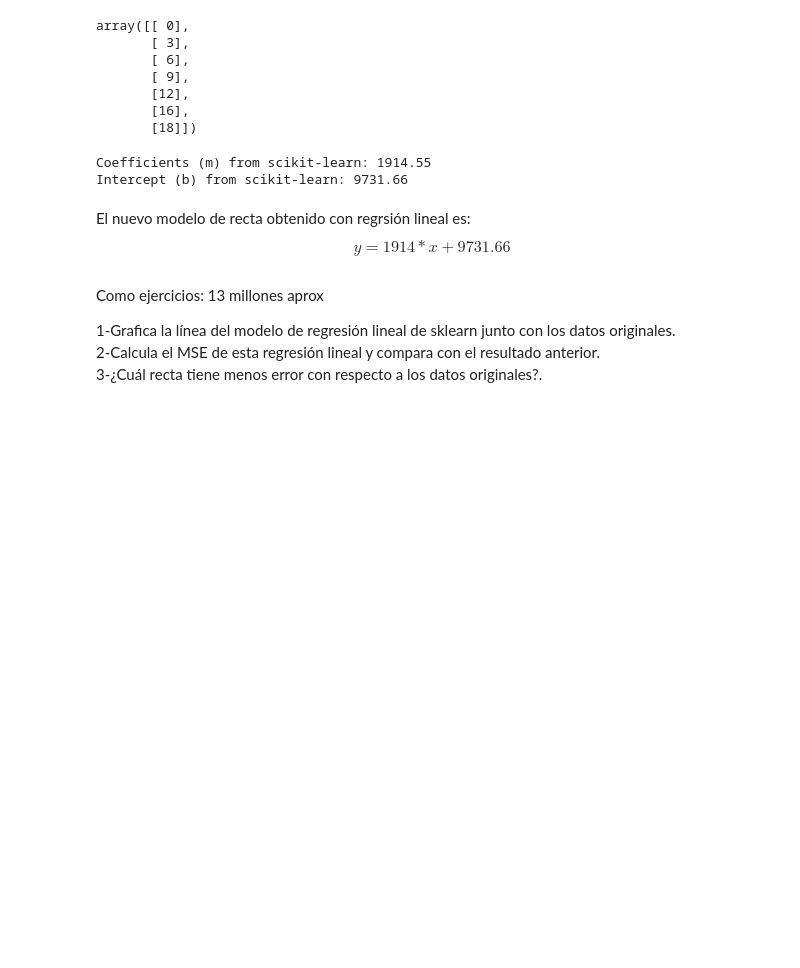
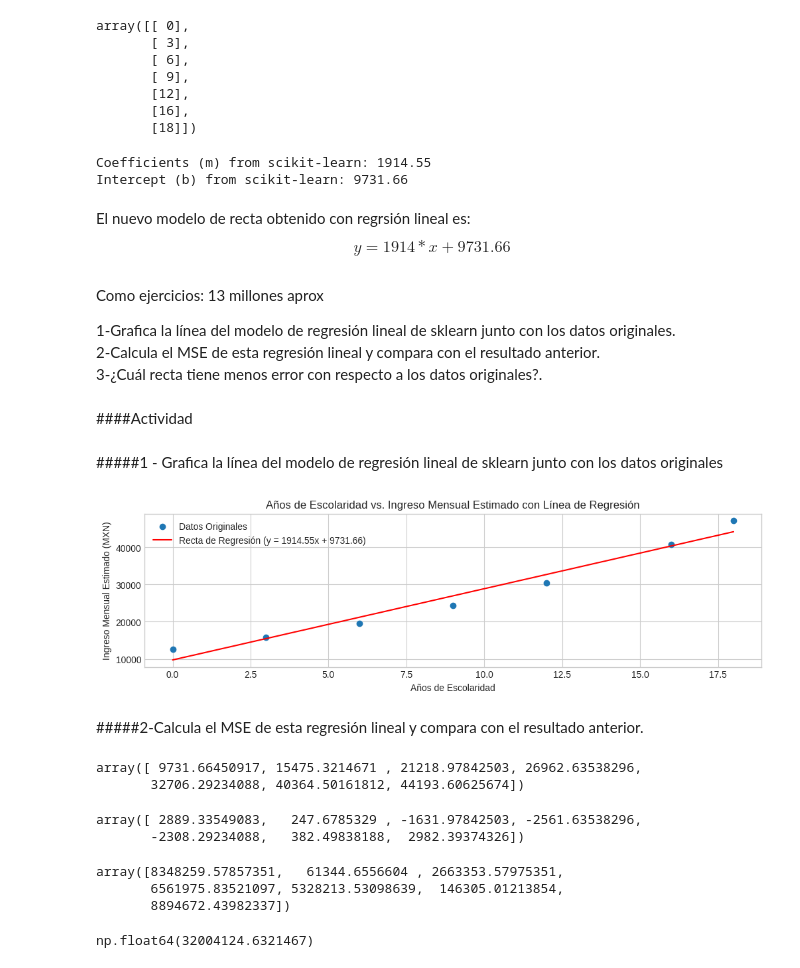
Before and after one commit to JossRoss04/mineriaDeDatos, a Jupyter notebook: mineriaDeDatos.ipynb, the cells around one changed output. Cells and saved outputs as stored; diff of their text form; code cells hidden in the pictures; blank space fills up the shorter version.

```diff
--- a/mineriaDeDatos.ipynb
+++ b/mineriaDeDatos.ipynb
@@ -676,3 +675,53 @@ Como ejercicios: 13 millones aprox
 1-Grafica la línea del modelo de regresión lineal de sklearn junto con los datos originales.
 2-Calcula el MSE de esta regresión lineal y compara con el resultado anterior.
 3-¿Cuál recta tiene menos error con respecto a los datos originales?.
+# %% [markdown]
+####Actividad
+# %% [markdown]
+#####1 - Grafica la línea del modelo de regresión lineal de sklearn junto con los datos originales
+# %%
+# Calcular los valores y de la recta utilizando m y b
+linea_ingreso_modeloSklearn = m_sklearn * anios_escolaridad + b_sklearn
+
+plt.figure(figsize=(12, 3))
+plt.scatter(anios_escolaridad, ingreso_mensual_estimado_mx, label='Datos Originales')
+plt.plot(anios_escolaridad, linea_ingreso_modeloSklearn, color='red',
+         label=f'Recta de Regresión (y = {m_sklearn:.2f}x + {b_sklearn:.2f})')
+plt.title('Años de Escolaridad vs. Ingreso Mensual Estimado con Línea de Regresión')
+plt.xlabel('Años de Escolaridad')
+plt.ylabel('Ingreso Mensual Estimado (MXN)')
+plt.grid(True)
+plt.legend()
+plt.show()
+# %% [output]
+[figure, added]
+# %% [markdown]
+#####2-Calcula el MSE de esta regresión lineal y compara con el resultado anterior.
+# %%
+# 1. Calcular los valores predichos (y_pred) usando la ecuación de la recta
+y_pred_sklearn = m_sklearn * anios_escolaridad + b_sklearn
+y_pred_sklearn
+# %% [output]
+array([ 9731.66450917, 15475.3214671 , 21218.97842503, 26962.63538296,
+       32706.29234088, 40364.50161812, 44193.60625674])
+# %%
+# 2. Calcular los errores (residuales): la diferencia entre los valores reales y los predichos
+errores_sklearn = ingreso_mensual_estimado_mx - y_pred_sklearn
+errores_sklearn
+# %% [output]
+array([ 2889.33549083,   247.6785329 , -1631.97842503, -2561.63538296,
+       -2308.29234088,   382.49838188,  2982.39374326])
+# %%
+# 3. Elevar al cuadrado cada error
+errores_cuadrados_sklearn = errores_sklearn**2
+errores_cuadrados_sklearn
+# %% [output]
+array([8348259.57857351,   61344.6556604 , 2663353.57975351,
+       6561975.83521097, 5328213.53098639,  146305.01213854,
+       8894672.43982337])
+# %%
+# 4. Sumar los errores cuadrados
+suma_errores_cuadrados_sklearn = np.sum(errores_cuadrados_sklearn)
+suma_errores_cuadrados_sklearn
+# %% [output]
+np.float64(32004124.6321467)
```
Also changed, not shown: parts of 20 cells of this notebook.
